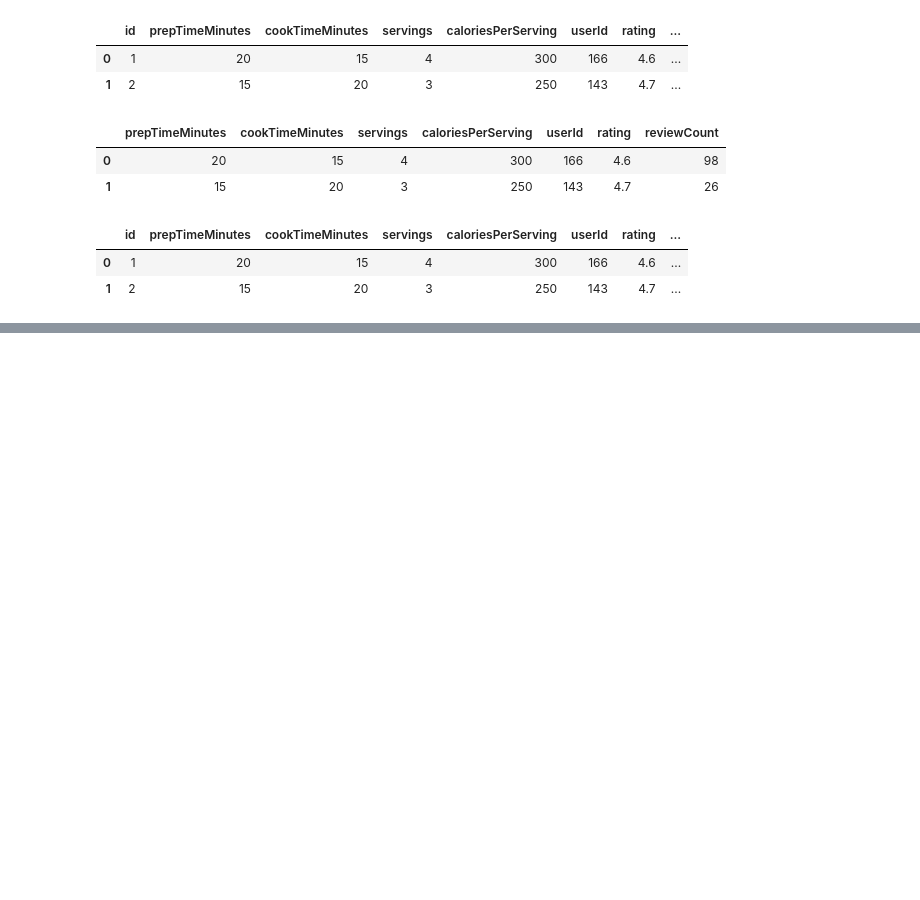
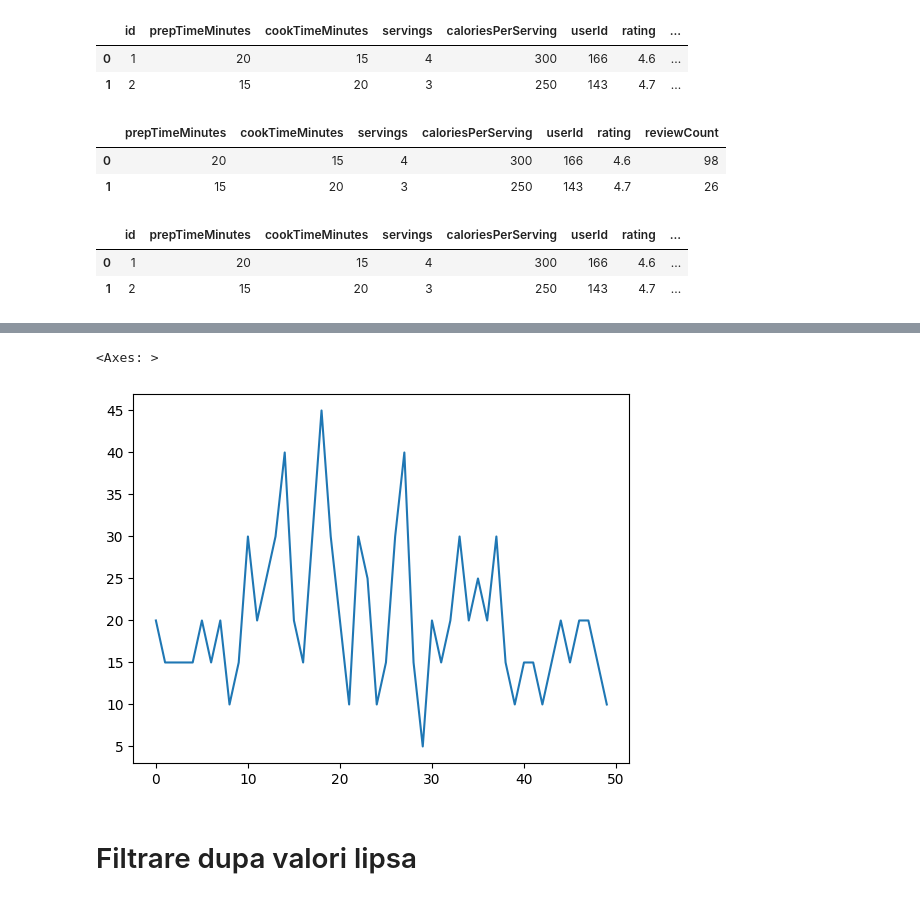
Before and after one commit to sojog/ML-NLP-DP-Bittnet-Iulie-2026, a Jupyter notebook: Ziua3/02.retete_dataframe.ipynb, the cells around one changed output, grey strips where cells are left out. Saved outputs shown, nothing was run; the diff lists cells and outputs as text; code cells hidden in the pictures; blank space fills up the shorter version.

```diff
--- a/Ziua3/02.retete_dataframe.ipynb
+++ b/Ziua3/02.retete_dataframe.ipynb
@@ -164,0 +302,7 @@ numeric_df.head(2)
+# %%
+df["prepTimeMinutes"].plot()
+# %% [output]
+<Axes: >
+[figure, added]
+# %% [markdown]
+# Filtrare dupa valori lipsa
```
Also changed, not shown: parts of 30 cells of this notebook, 1 other file.
